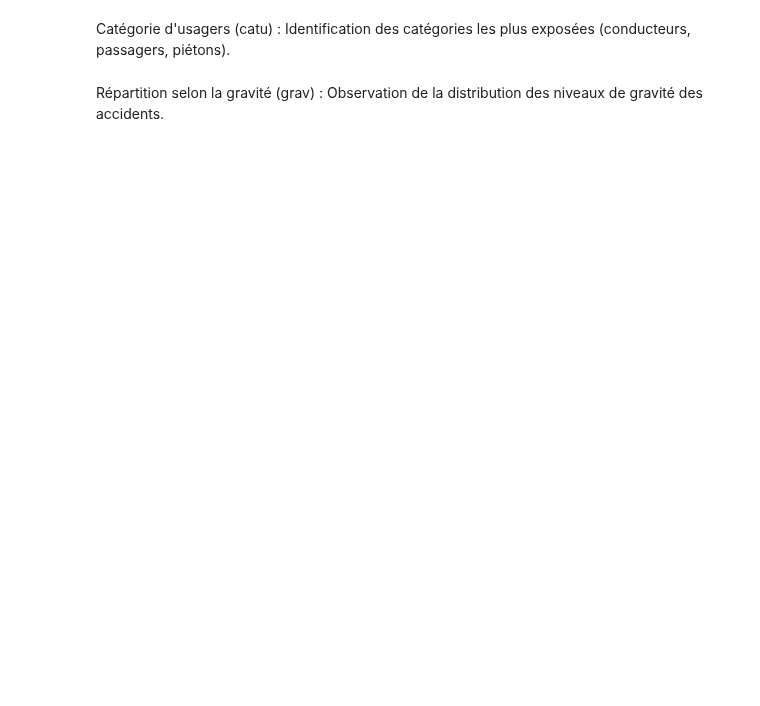
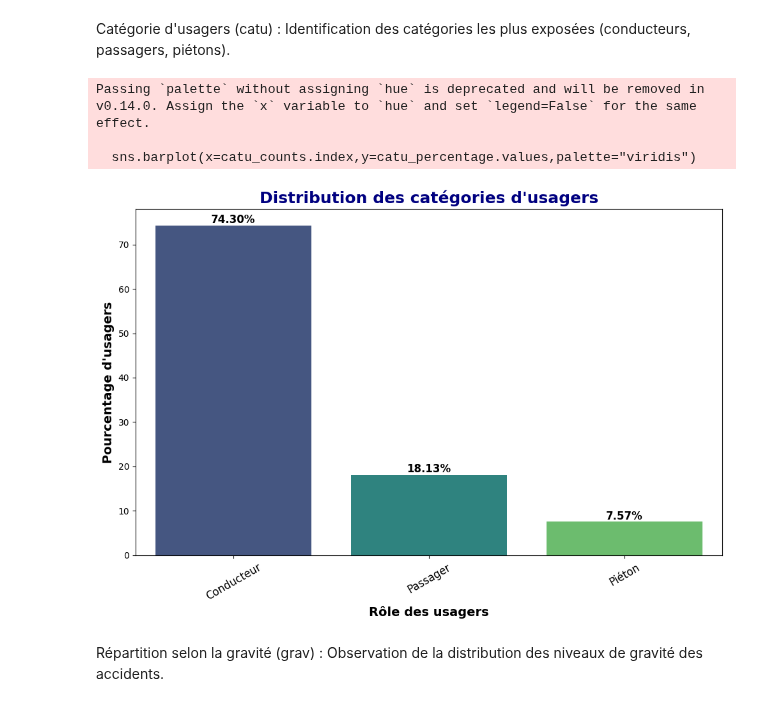
Before and after one commit to ABE-svg/Projet-Python-pour-la-Data-Science, a Jupyter notebook: main_file.ipynb, the cells around one changed output. Saved outputs shown, nothing was run; the diff lists cells and outputs as text; code cells hidden in the pictures; blank space fills up the shorter version.

```diff
--- a/main_file.ipynb
+++ b/main_file.ipynb
@@ -214,39 +310,44 @@ plt.show()
 # %% [markdown]
 Catégorie d'usagers (catu) : Identification des catégories les plus exposées (conducteurs, passagers, piétons).
 # %%
+catu_counts = df_usagers['catu'].value_counts()
+catu_proportions = df_usagers['catu'].value_counts(normalize=True)
+
 catu_labels = {1: 'Conducteur', 2: 'Passager', 3: 'Piéton'}
+catu_counts = catu_counts.rename(index=catu_labels)
+catu_proportions = catu_proportions.rename(index=catu_labels)
+
+catu_summary = pd.DataFrame({'Fréquence': catu_counts,'Proportion': catu_proportions})
 catu_summary['Proportion (%)'] = catu_summary['Proportion'] * 100
 catu_summary = catu_summary.rename(columns={'Fréquence': 'Nombre d\'observations'})
 
-# Affichage
-print(tabulate(catu_summary, headers='keys', tablefmt='fancy_grid', showindex=True))
+# Visualisation
+total_count = catu_counts.sum()
+catu_percentage = (catu_counts / total_count) * 100
 
-# Visualisation
 plt.figure(figsize=(10, 7))
-sns.barplot(
-    x=catu_counts.index,
-    y=catu_counts.values,
-    palette="viridis"  # Une palette moderne et vive
-)
+sns.barplot(x=catu_counts.index,y=catu_percentage.values,palette="viridis")
 
 plt.title("Distribution des catégories d'usagers", fontsize=18, weight='bold', color='navy')
 plt.xlabel("Rôle des usagers", fontsize=14, weight='bold')
-plt.ylabel("Nombre d'usagers", fontsize=14, weight='bold')
-
-# Rotation des étiquettes des catégories
+plt.ylabel("Pourcentage d'usagers", fontsize=14, weight='bold')
 plt.xticks(rotation=30, fontsize=12)
-
-# Ajouter les valeurs au-dessus des barres
-for i, value in enumerate(catu_counts.values):
-    plt.text(i, value + 200, f"{value:,}", ha='center', fontsize=12, color='black', weight='bold')
-
+# Ajouter les valeurs en pourcentages au-dessus des barres
+for i, value in enumerate(catu_percentage.values):
+    plt.text(i, value + 0.5, f"{value:.2f}%", ha='center', fontsize=12, color='black', weight='bold')
 # Ajustement des marges pour éviter le chevauchement
 plt.tight_layout()
 
 plt.show()
 
+
 # On observe que la majorité des personnes impliquées dans des accidents sont des conducteurs(soit 74,3% des usagers),
 # ensuite vient les passagers (18,1%) et enfin les piétons (7.6%).
+# %% [output]
+Passing `palette` without assigning `hue` is deprecated and will be removed in v0.14.0. Assign the `x` variable to `hue` and set `legend=False` for the same effect.
+
+  sns.barplot(x=catu_counts.index,y=catu_percentage.values,palette="viridis")
+[figure, added]
 # %% [markdown]
 Répartition selon la gravité (grav) : Observation de la distribution des niveaux de gravité des accidents.
 # %%
```
Also changed, not shown: parts of 48 cells of this notebook.
